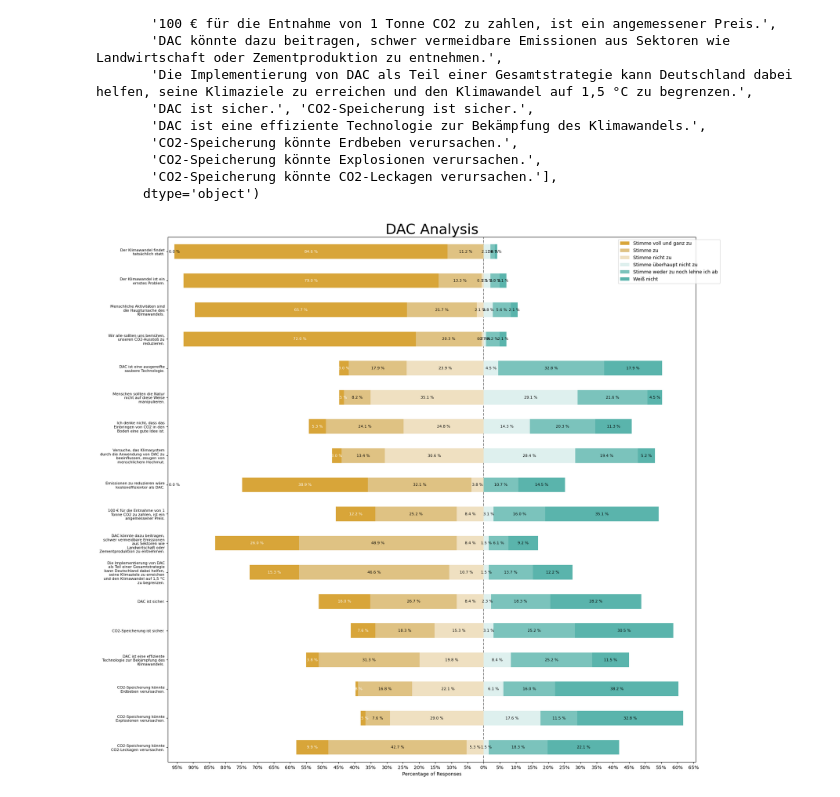
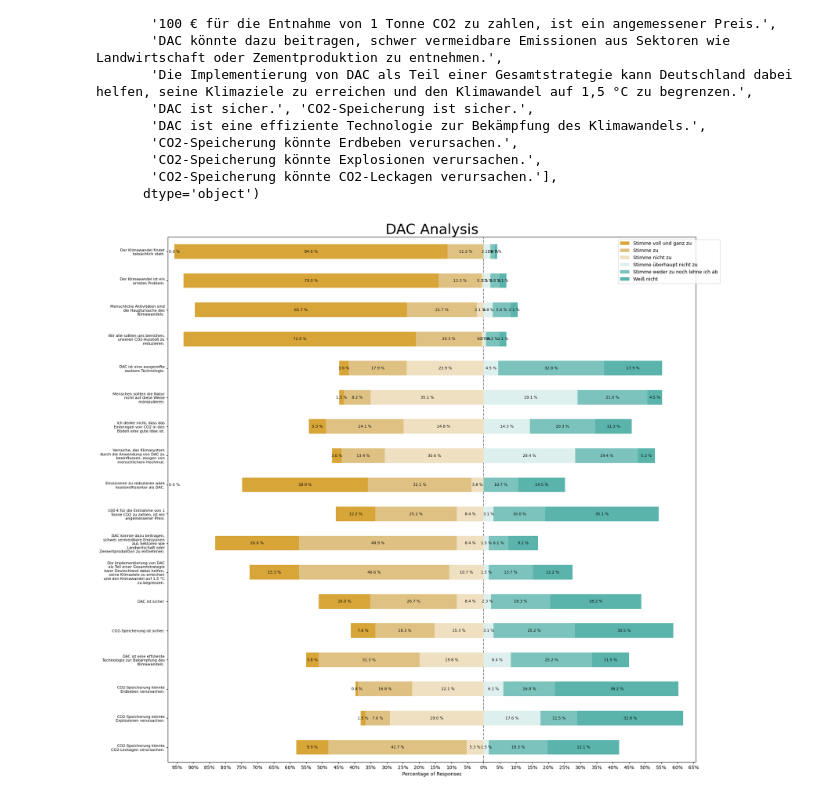
Before and after one commit to climate-service-center/dacstore, a Jupyter notebook: dacstore/dac.ipynb, the cells around one changed output. Cells and saved outputs as stored; diff of their text form; code cells hidden in the pictures.

```diff
--- a/dacstore/dac.ipynb
+++ b/dacstore/dac.ipynb
@@ -41,24 +41,26 @@ Index(['Der Klimawandel findet tatsächlich statt.',
 # %%
 import pandas as pd
 # pip install plot-likert
 # https://stackoverflow.com/questions/70975856/adding-percentages-to-subgroups-of-each-group-likert-scale-python
 import plot_likert
 
 # create a likert plot
 ax1 = plot_likert.plot_likert(
     likerts,
     my_scale,
     plot_percentage=True,
+    #bar_labels=True,
+    #bar_labels_color="snow",
     figsize=(20, 20),
     colors=plot_likert.colors.likert6,
 )
 ax1.set_title(("DAC Analysis"), fontsize=30)
 # ax1.set_ylabel('Question regarding DAC',fontdict={'fontsize':12})
 # ax1.set_xlabel('% Breakdown',fontdict={'fontsize':12})
 ax1.tick_params(axis="y", labelsize=8)
 ax1.tick_params(axis="x", labelsize=10)
 
-for bars, color in zip(ax1.containers[1:], ["white"] + ["black"] * 2 + ["black"] * 3):
+for bars, color in zip(ax1.containers[1:], ["black"] + ["black"] * 2 + ["black"] * 3):
     ax1.bar_label(bars, label_type="center", fmt="%.1f %%", color=color, fontsize=8)
 # %% [output]
-[figure, old version]
+[figure, new version]
```
Also changed, not shown: parts of 2 cells of this notebook.
